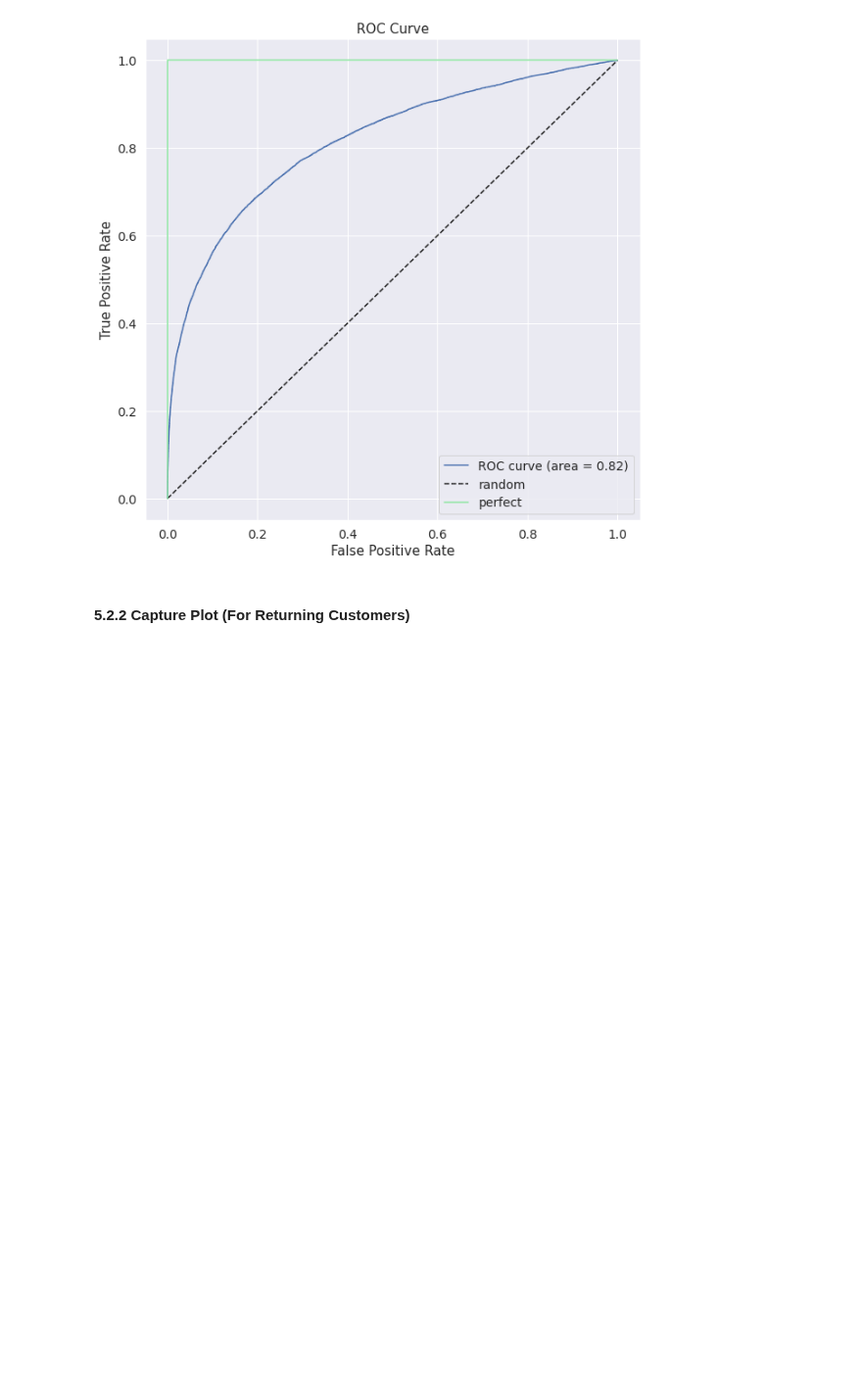
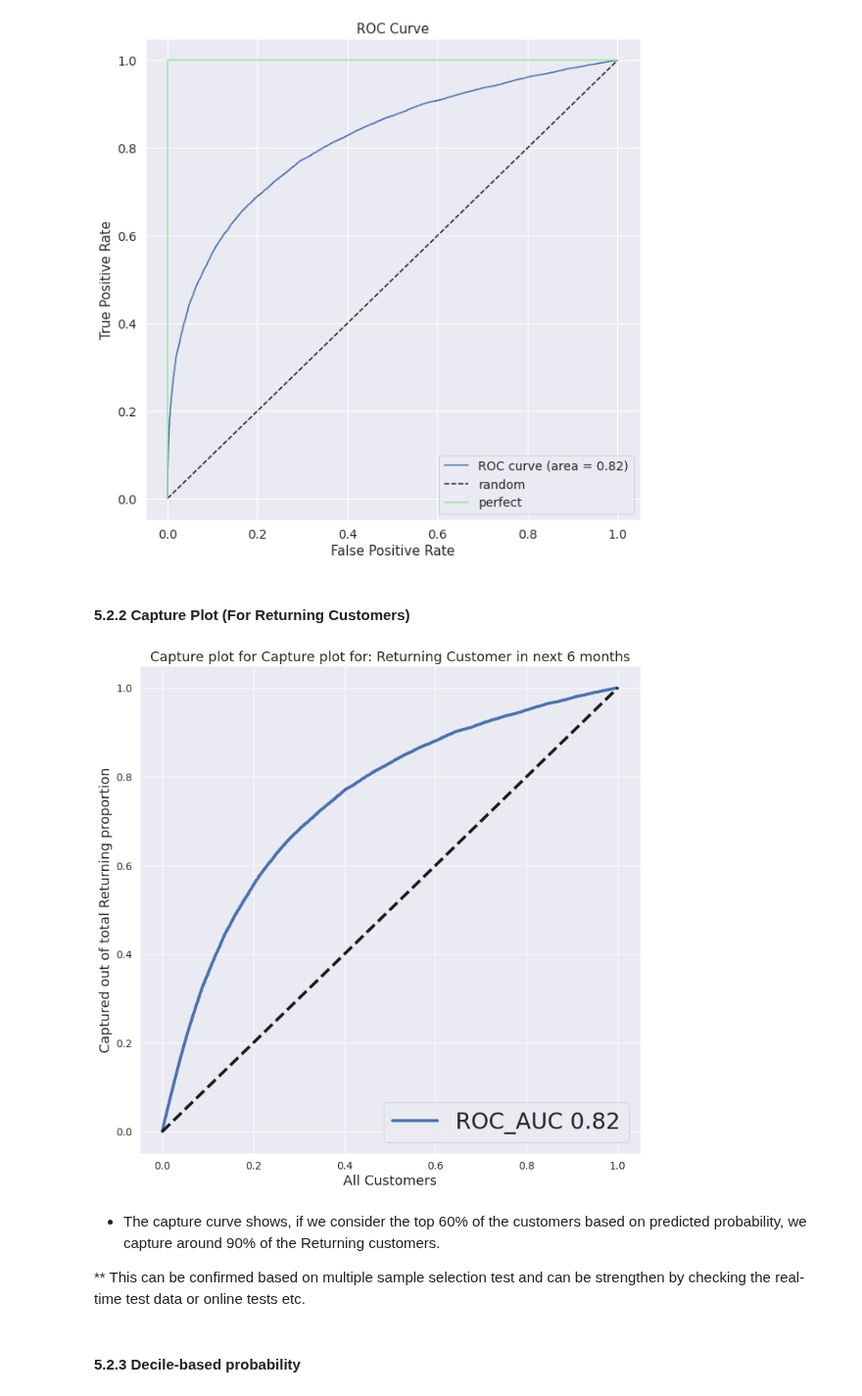
Before and after one commit to ashutosh3060/returning-customer-prediction, a Jupyter notebook: eda_model_build.ipynb, the cells around one changed output. Shown at 98% size. Cells and saved outputs as stored; diff of their text form; code cells hidden in the pictures; blank space fills up the shorter version.

Commit message:
Create functions: decile wise actual and cumulative capture

```diff
--- a/eda_model_build.ipynb
+++ b/eda_model_build.ipynb
@@ -940,3 +1042,15 @@ plot_roc(y_val, pred_prob_val_xgb)
 [figure]
 # %% [markdown]
 #### 5.2.2 Capture Plot (For Returning Customers)
+# %%
+# Capture plot
+
+capture_curve(df_val, df_val['is_returning_customer'], pred_prob_val_xgb, round(roc_val_xgb,2), 'Capture plot for: Returning Customer in next 6 months')
+# %% [output]
+[figure, added]
+# %% [markdown]
+* The capture curve shows, if we consider the top 60% of the customers based on predicted probability, we capture around 90% of the Returning customers.
+
+** This can be confirmed based on multiple sample selection test and can be strengthen by checking the real-time test data or online tests etc.
+# %% [markdown]
+#### 5.2.3 Decile-based probability
```
Also changed, not shown: parts of 8 cells of this notebook.
